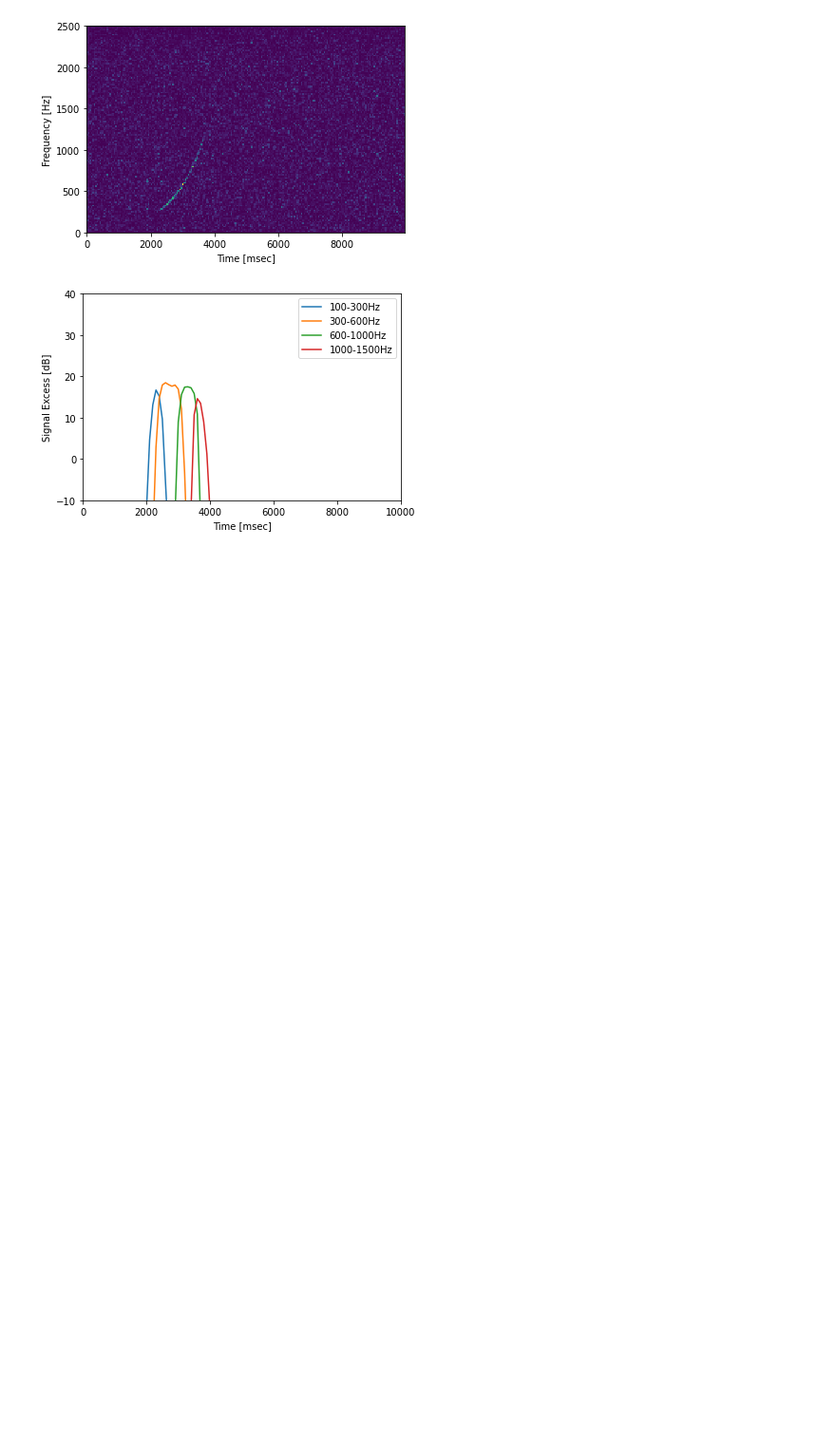
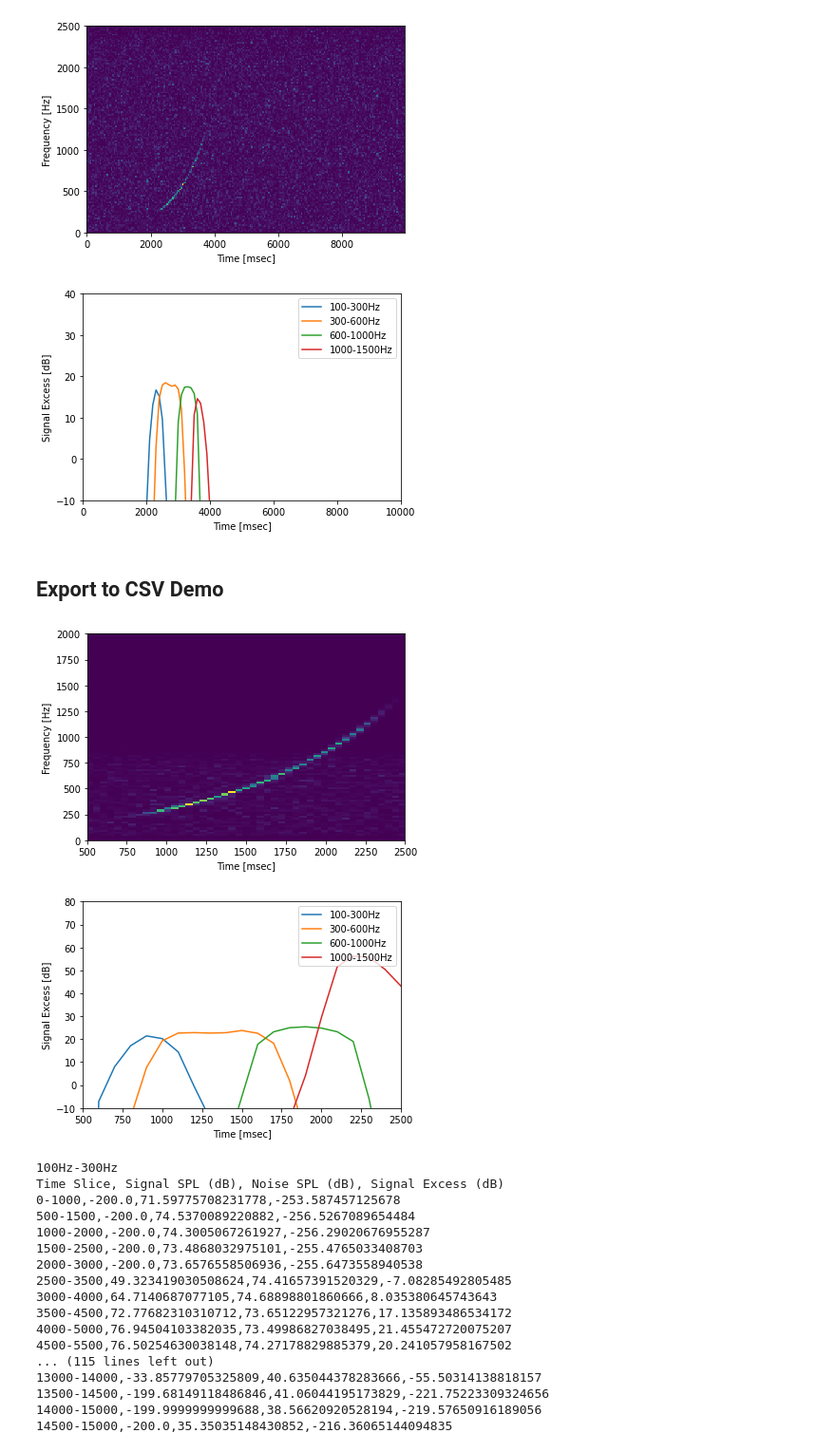
Before and after one commit to kacunningham413/pinniped_lab, a Jupyter notebook: interface_template.ipynb, the cells around one changed output. Shown at 95% size. Drawn from its saved outputs; the diff is of its cells as text; code cells hidden in the pictures; blank space fills up the shorter version.

Commit message:
Print as CSV.

```diff
--- a/interface_template.ipynb
+++ b/interface_template.ipynb
@@ -46,3 +55,35 @@ analyzer.plot_signal_excesses(db_min=-10, db_max=40)
 # %% [output]
 [figure]
 [figure]
+# %% [markdown]
+## Export to CSV Demo
+# %%
+from masking_analysis.masking import masking_analyzer_from_exp_config_txt
+import matplotlib.pyplot as plt
+
+analyzer = masking_analyzer_from_exp_config_txt(
+    './test_data/experiment_config_example_with_position.textproto')
+analyzer.plot_signal_and_noise_spectrogram(f_min=0, f_max=2000, t_min=500, t_max=2500)
+analyzer.plot_signal_excesses(db_min=-10, db_max=80, t_min=500, t_max=2500)
+
+analyzer.print_signal_excesses_csv()
+# %% [output]
+[figure, added]
+[figure, added]
+100Hz-300Hz
+Time Slice, Signal SPL (dB), Noise SPL (dB), Signal Excess (dB)
+0-1000,-200.0,71.59775708231778,-253.587457125678
+500-1500,-200.0,74.5370089220882,-256.5267089654484
+1000-2000,-200.0,74.3005067261927,-256.29020676955287
+1500-2500,-200.0,73.4868032975101,-255.4765033408703
+2000-3000,-200.0,73.6576558506936,-255.6473558940538
+2500-3500,49.323419030508624,74.41657391520329,-7.08285492805485
+3000-4000,64.7140687077105,74.68898801860666,8.035380645743643
+3500-4500,72.77682310310712,73.65122957321276,17.135893486534172
+4000-5000,76.94504103382035,73.49986827038495,21.455472720075207
+4500-5500,76.50254630038148,74.27178829885379,20.241057958167502
+... (115 lines left out)
+13000-14000,-33.85779705325809,40.635044378283666,-55.50314138818157
+13500-14500,-199.68149118486846,41.06044195173829,-221.75223309324656
+14000-15000,-199.9999999999688,38.56620920528194,-219.57650916189056
+14500-15000,-200.0,35.35035148430852,-216.36065144094835
```
Also changed, not shown: parts of 6 cells of this notebook, 2 other files.
